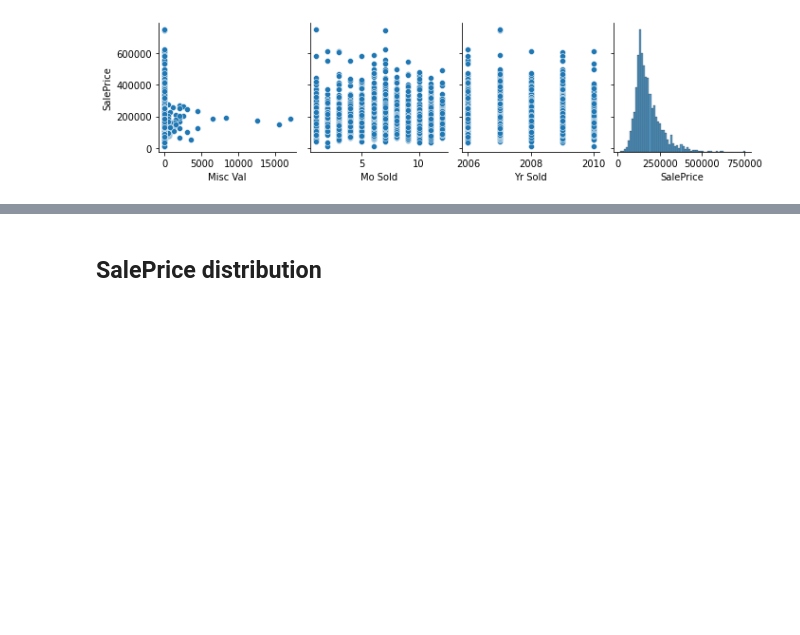
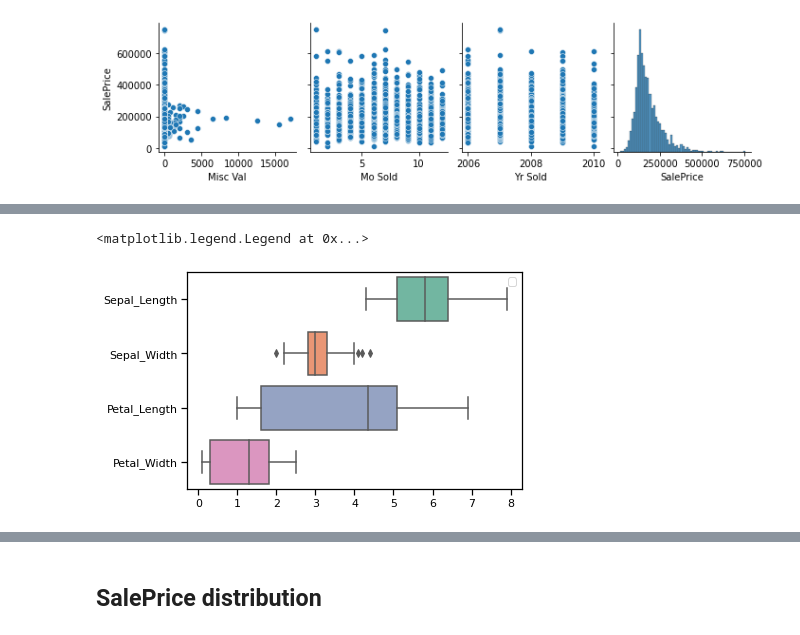
Before and after one commit to neuralsrg/EDA, a Jupyter notebook: learning_dataframe.ipynb, the cells around one changed output, grey strips where cells are left out. Saved outputs shown, nothing was run; the diff lists cells and outputs as text; code cells hidden in the pictures; blank space fills up the shorter version.

```diff
--- a/learning_dataframe.ipynb
+++ b/learning_dataframe.ipynb
@@ -139,0 +190,4 @@ for i in range(0, len(housing_num.columns), 5):
+# %%
+columns = [column for column in data.columns if column != 'Class']
+sns.boxplot(data=data[columns], orient='h', palette='Set2')
+# %% [output]
@@ -139,0 +195,2 @@ for i in range(0, len(housing_num.columns), 5):
+<matplotlib.legend.Legend at 0x...>
+[figure, added]
```
Also changed, not shown: parts of 16 cells of this notebook.
